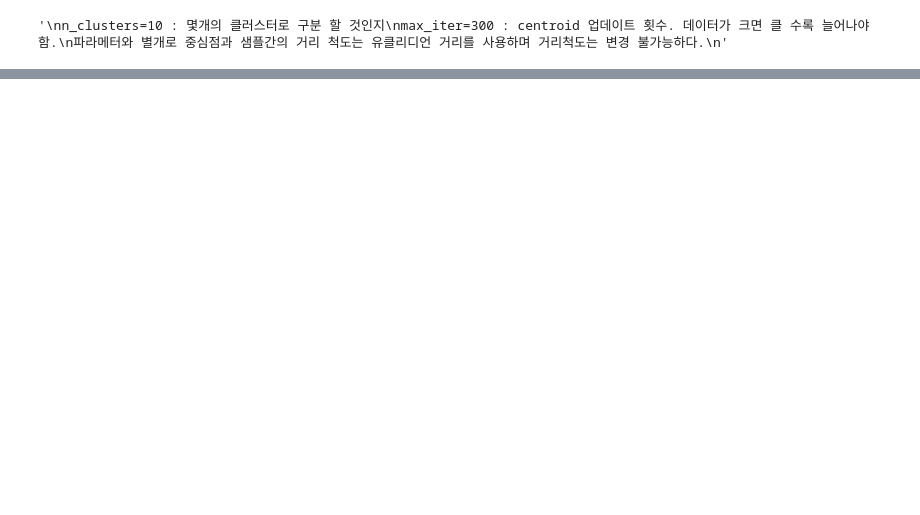
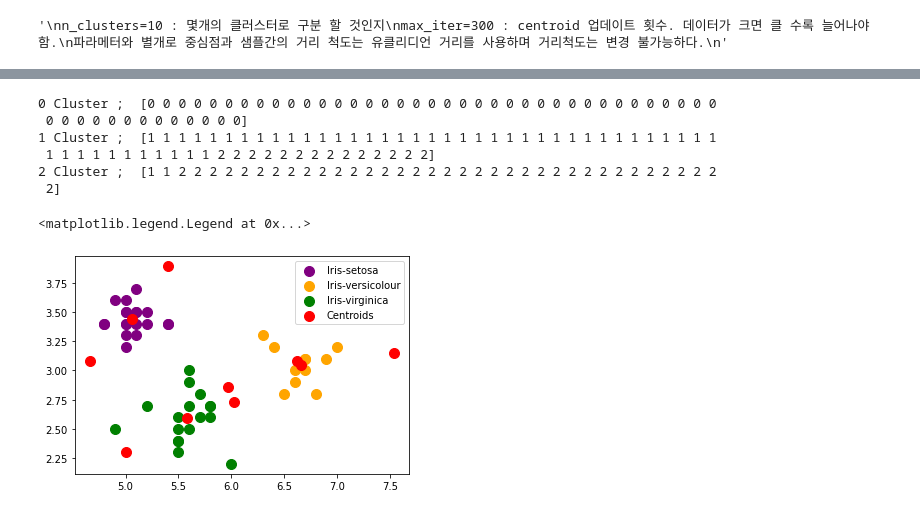
Before and after one commit to shcho11/00.ML_Practices_2022_KB, a Jupyter notebook: KMeans.ipynb, the cells around one changed output, grey strips where cells are left out. Saved outputs shown, nothing was run; the diff lists cells and outputs as text; code cells hidden in the pictures; blank space fills up the shorter version.

```diff
--- a/KMeans.ipynb
+++ b/KMeans.ipynb
@@ -30,5 +49,8 @@ from sklearn.cluster import KMeans
 # %%
-km = KMeans(n_clusters=3)
+k = 3
+
+km = KMeans(n_clusters=k, init = 'k-means++', max_iter = 300, n_init = 10, random_state = None)
+y_km = kmeans.fit_predict(x)
 '''
 n_clusters=10 : 몇개의 클러스터로 구분 할 것인지
 max_iter=300 : centroid 업데이트 횟수. 데이터가 크면 클 수록 늘어나야 함.
@@ -57,0 +78,24 @@ array([1, 1, 1, 1, 1, 1, 1, 1, 1, 1, 1, 1, 1, 1, 1, 1, 1, 1, 1, 1, 1, 1,
+# %%
+print("0 Cluster ; ", y[km.labels_ == 0])
+print("1 Cluster ; ", y[km.labels_ == 1])
+print("2 Cluster ; ", y[km.labels_ == 2])
+# %% [output]
+0 Cluster ;  [0 0 0 0 0 0 0 0 0 0 0 0 0 0 0 0 0 0 0 0 0 0 0 0 0 0 0 0 0 0 0 0 0 0 0 0 0
+ 0 0 0 0 0 0 0 0 0 0 0 0 0]
+1 Cluster ;  [1 1 1 1 1 1 1 1 1 1 1 1 1 1 1 1 1 1 1 1 1 1 1 1 1 1 1 1 1 1 1 1 1 1 1 1 1
+ 1 1 1 1 1 1 1 1 1 1 1 2 2 2 2 2 2 2 2 2 2 2 2 2 2]
+2 Cluster ;  [1 1 2 2 2 2 2 2 2 2 2 2 2 2 2 2 2 2 2 2 2 2 2 2 2 2 2 2 2 2 2 2 2 2 2 2 2
+ 2]
+# %%
+#Visualising the clusters
+plt.scatter(x[y_km == 0, 0], x[y_km == 0, 1], s = 100, c = 'purple', label = 'Iris-setosa')
+plt.scatter(x[y_km == 1, 0], x[y_km == 1, 1], s = 100, c = 'orange', label = 'Iris-versicolour')
+plt.scatter(x[y_km == 2, 0], x[y_km == 2, 1], s = 100, c = 'green', label = 'Iris-virginica')
+
+#Plotting the centroids of the clusters
+plt.scatter(kmeans.cluster_centers_[:, 0], kmeans.cluster_centers_[:,1], s = 100, c = 'red', label = 'Centroids')
+
+plt.legend()
+# %% [output]
+<matplotlib.legend.Legend at 0x...>
+[figure, added]
```
Also changed, not shown: parts of 7 cells of this notebook.
